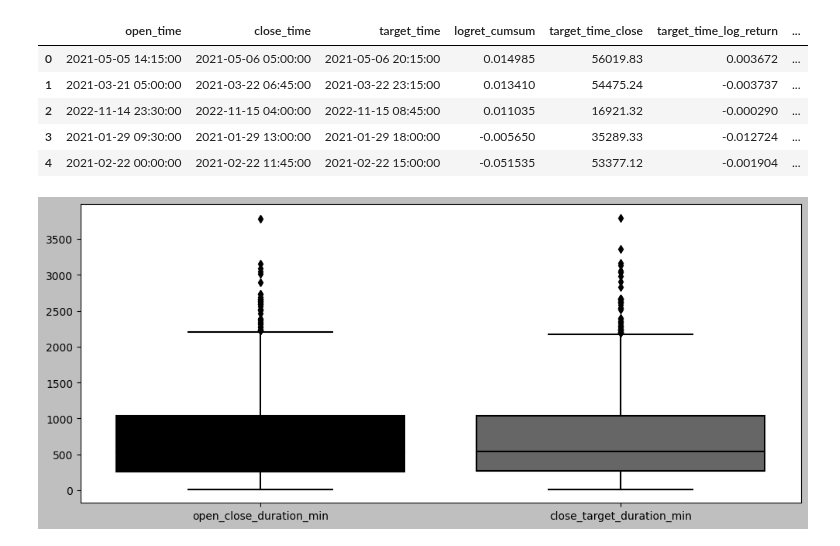
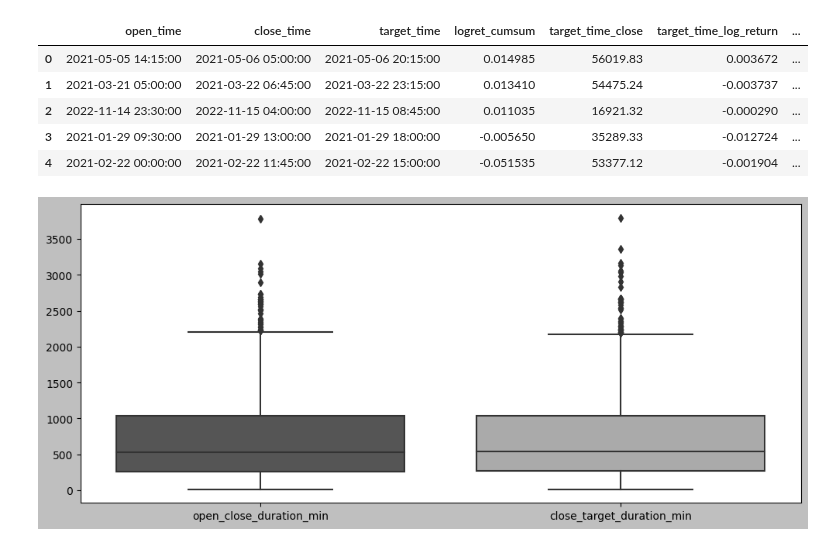
Before and after one commit to gpalazzo/crypto_msc_thesis, a Jupyter notebook: notebooks/results/target.ipynb, the cells around one changed output. Drawn from its saved outputs; the diff is of its cells as text; code cells hidden in the pictures.

```diff
--- a/notebooks/results/target.ipynb
+++ b/notebooks/results/target.ipynb
@@ -79,15 +79,15 @@ df_spine_aux.head()
 # %%
 df_plot = df_spine_aux[["close_time", "open_close_duration_min", "close_target_duration_min"]] \
                         .set_index("close_time") \
                         .sort_index()
 
 plt.figure(figsize=(12, 5))
 
-plot = sns.boxplot(df_plot)
+plot = sns.boxplot(data=df_plot, palette="gray")
 
 fig = plot.get_figure()
 fig.savefig("/Users/guilhermepalazzo/Desktop/fig_boxplot_time_windows.png")
 # %% [output]
-[figure, old version]
+[figure, new version]
 # %%
 df_plot.describe()
```
Also changed, not shown: parts of 5 cells of this notebook, 3 other files.
